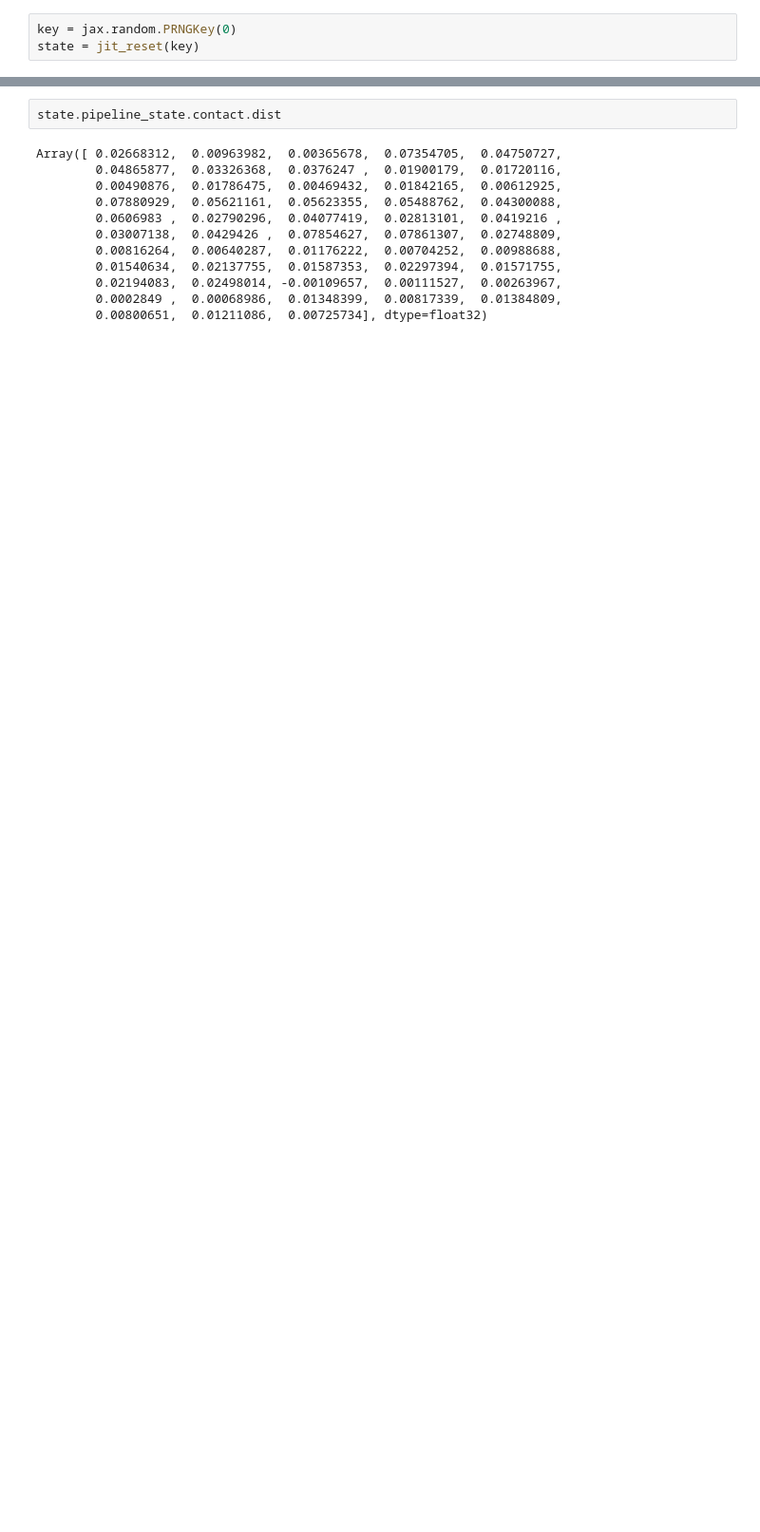
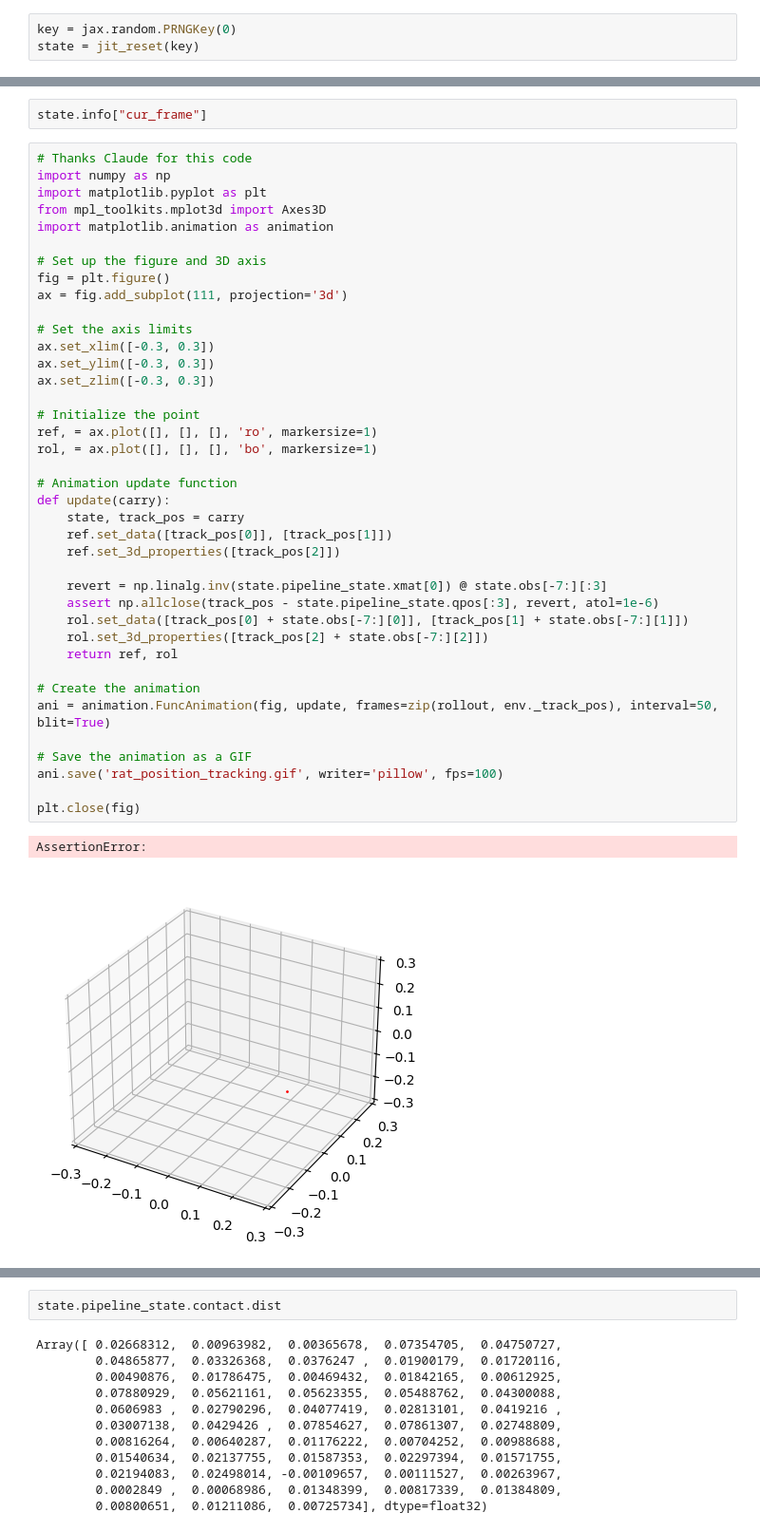
Before and after one commit to charles-zhng/Brax-Rodent-Run, a Jupyter notebook: env_testing.ipynb, the cells around one changed output, grey strips where cells are left out. Shown: that part at 95% size. Drawn from its saved outputs; the diff is of its cells as text; blank space fills up the shorter version.

```diff
--- a/env_testing.ipynb
+++ b/env_testing.ipynb
@@ -87,0 +144,44 @@ state.obs.shape
+# %%
+state.info["cur_frame"]
+# %%
+# Thanks Claude for this code
+import numpy as np
+import matplotlib.pyplot as plt
+from mpl_toolkits.mplot3d import Axes3D
+import matplotlib.animation as animation
+
+# Set up the figure and 3D axis
+fig = plt.figure()
+ax = fig.add_subplot(111, projection='3d')
+
+# Set the axis limits
+ax.set_xlim([-0.3, 0.3])
+ax.set_ylim([-0.3, 0.3])
+ax.set_zlim([-0.3, 0.3])
+
+# Initialize the point
+ref, = ax.plot([], [], [], 'ro', markersize=1)
+rol, = ax.plot([], [], [], 'bo', markersize=1)
+
+# Animation update function
+def update(carry):
+    state, track_pos = carry
+    ref.set_data([track_pos[0]], [track_pos[1]])
+    ref.set_3d_properties([track_pos[2]])
+
+    revert = np.linalg.inv(state.pipeline_state.xmat[0]) @ state.obs[-7:][:3]
+    assert np.allclose(track_pos - state.pipeline_state.qpos[:3], revert, atol=1e-6)
+    rol.set_data([track_pos[0] + state.obs[-7:][0]], [track_pos[1] + state.obs[-7:][1]])
+    rol.set_3d_properties([track_pos[2] + state.obs[-7:][2]])
+    return ref, rol
+
+# Create the animation
+ani = animation.FuncAnimation(fig, update, frames=zip(rollout, env._track_pos), interval=50, blit=True)
+
+# Save the animation as a GIF
+ani.save('rat_position_tracking.gif', writer='pillow', fps=100)
+
+plt.close(fig)
+# %% [output]
+AssertionError:
+[figure, added]
```
Also changed, not shown: parts of 14 cells of this notebook, 3 other files.
